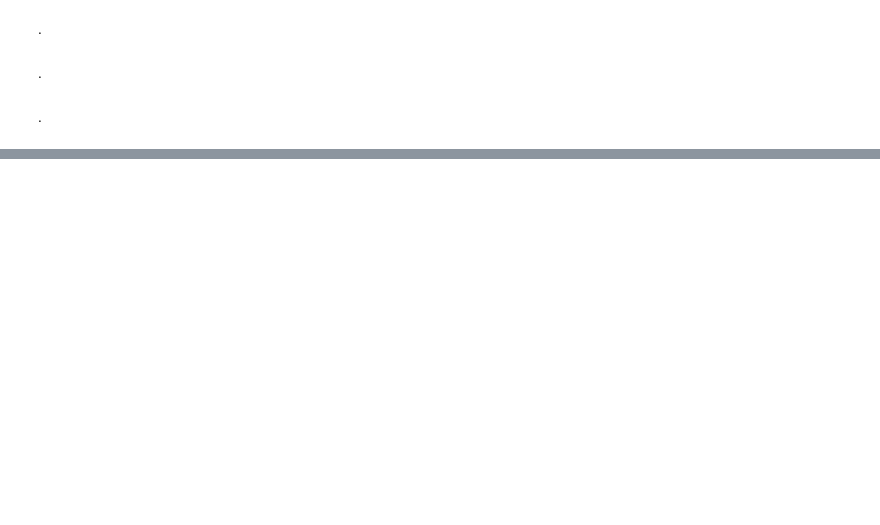
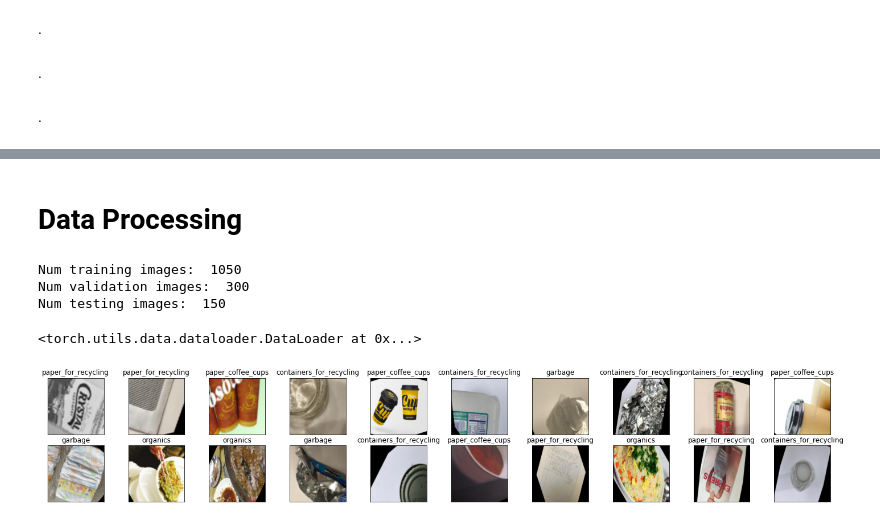
Before and after one commit to gilhwang/waste_classification, a Jupyter notebook: APS360_Team_3_Waste_Classification_Project_(Final).ipynb, the cells around one changed output, grey strips where cells are left out. Cells and saved outputs as stored; diff of their text form; code cells hidden in the pictures; blank space fills up the shorter version.

```diff
--- a/APS360_Team_3_Waste_Classification_Project_(Final).ipynb
+++ b/APS360_Team_3_Waste_Classification_Project_(Final).ipynb
@@ -837,0 +734,2 @@ for i in range(0, len(classes)):
+# %% [markdown]
+# Data Processing
@@ -837,0 +762,54 @@ for i in range(0, len(classes)):
+# %%
+import os
+
+train_path = os.path.join(path, 'Training/')
+val_path = os.path.join(path, 'Validation/')
+test_path = os.path.join(path, 'Testing/')
+# %%
+train_data = datasets.ImageFolder(train_path, transform=transform)
+val_data = datasets.ImageFolder(val_path, transform=transform)
+test_data = datasets.ImageFolder(test_path, transform=transform)
+
+
+# print out some data stats
+print('Num training images: ', len(train_data))
+print('Num validation images: ', len(val_data))
+print('Num testing images: ', len(test_data))
+# %% [output]
+Num training images:  1050
+Num validation images:  300
+Num testing images:  150
+# %%
+# define dataloader parameters
+batch_size  = 256
+num_workers = 0
+
+# prepare data loaders
+train_loader = torch.utils.data.DataLoader(train_data, batch_size=batch_size,
+                                           num_workers=num_workers, shuffle=True)
+val_loader = torch.utils.data.DataLoader(val_data, batch_size=batch_size,
+                                          num_workers=num_workers, shuffle=True)
+test_loader = torch.utils.data.DataLoader(test_data, batch_size=batch_size,
+                                          num_workers=num_workers, shuffle=True)
+# %%
+train_loader
+# %% [output]
+<torch.utils.data.dataloader.DataLoader at 0x...>
+# %%
+# Visualize some sample data
+
+# obtain one batch of training images
+dataiter = iter(train_loader)
+images, labels = dataiter.next()
+images = images.numpy() # convert images to numpy for display
+# %%
+classes =  ('containers_for_recycling','garbage', 'organics','paper_coffee_cups','paper_for_recycling' )
+
+# plot the images in the batch, along with the corresponding labels
+fig = plt.figure(figsize=(25, 4))
+for idx in np.arange(20):
+    ax = fig.add_subplot(2, 20/2, idx+1, xticks=[], yticks=[])
+    plt.imshow(np.transpose(images[idx], (1, 2, 0)))
+    ax.set_title(classes[labels[idx]])
+# %% [output]
+[figure, added]
```
Also changed, not shown: parts of 51 cells of this notebook.
